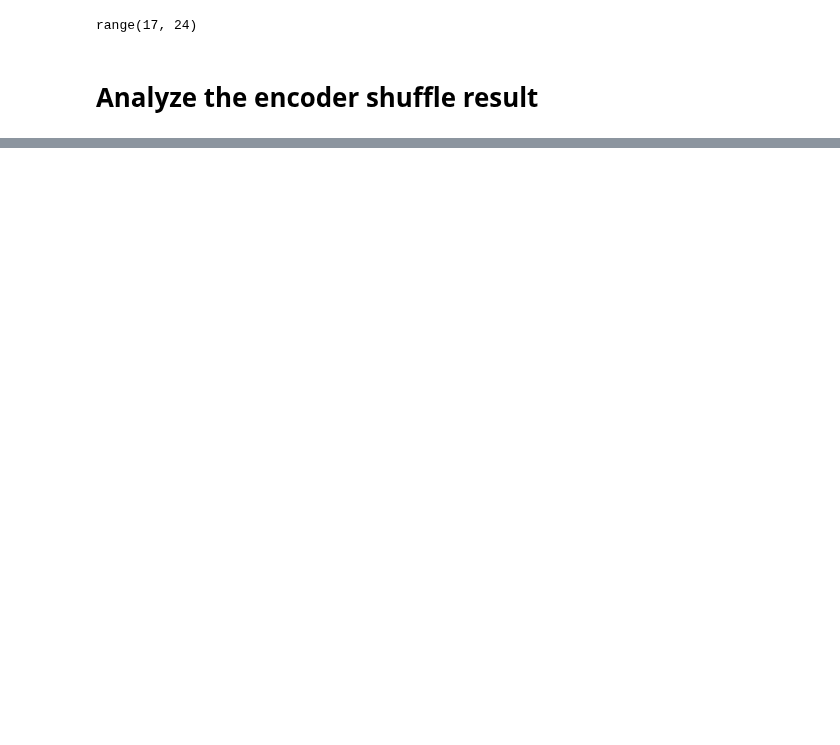
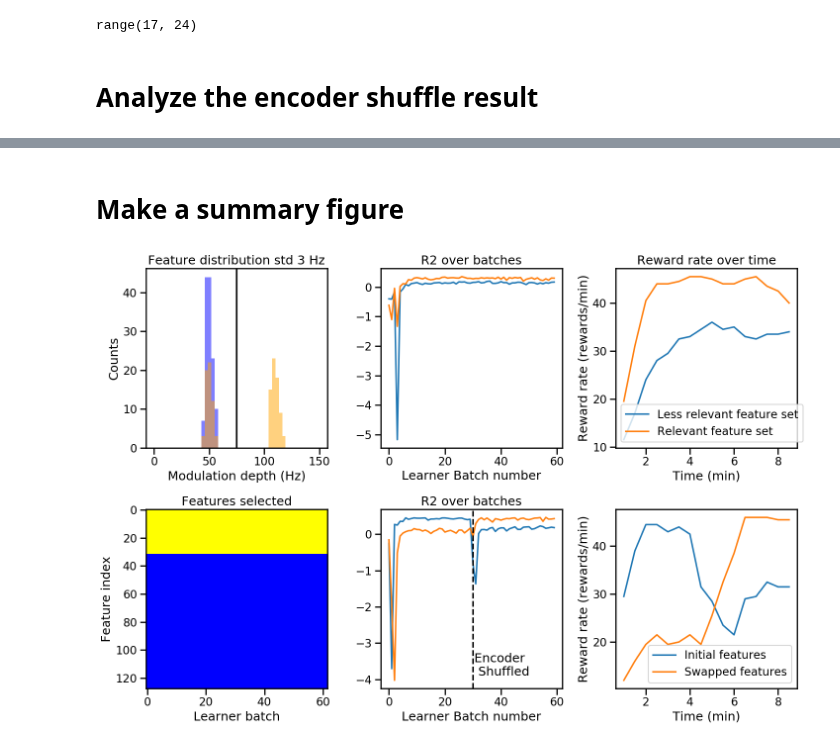
Before and after one commit to sijia66/adaptive_feature_selection, a Jupyter notebook: figure2_simulation_setup/231016_afs_figure2_full_feature_selection.ipynb, the cells around one changed output, grey strips where cells are left out. Drawn from its saved outputs; the diff is of its cells as text; code cells hidden in the pictures; blank space fills up the shorter version.

```diff
--- a/figure2_simulation_setup/231016_afs_figure2_full_feature_selection.ipynb
+++ b/figure2_simulation_setup/231016_afs_figure2_full_feature_selection.ipynb
@@ -410,8 +452,9 @@ for i in range(len(exp_data_all)):
                                                                 window_size= 120,
                                                                  window_step= 30)
 
+    window_time_stamps = window_time_stamps / fps
 
-    reward_rate_all.append(reward_rate)
+    reward_rate_all.append(reward_rate )
     window_time_stamps_all.append(window_time_stamps)
     total_rewards_all.append(num_rewards)
 
@@ -420,6 +463,7 @@ for i in range(len(exp_data_all)):
 
 window_stamps_all = np.array(window_time_stamps_all)
 reward_rate_all = np.array(reward_rate_all)
+
 reward_rate_all = reward_rate_all.reshape((NUM_EXP,-1))
 window_stamps_all = window_stamps_all.reshape((NUM_EXP,-1))
 
@@ -439,0 +505,56 @@ plt.show()
+# %% [markdown]
+# Make a summary figure
+# %%
+FEATURE_SHUFFLING_TIME = 30
+# make a summary figure
+
+
+colors = ['b', 'orange']
+fig_full, axes_full = plt.subplots(2, 3, figsize=(15, 10))
+
+# First subplot
+std = 3
+
+axs = axes_full[0,:]
+
+bins = np.linspace(0, 150, 50)
+for feature_weights, c in zip(feature_weights_all, colors):
+    axs[0].hist(feature_weights, bins, color=c, label=f'{std} Hz', alpha=0.5)
+    axs[0].axvline(x=75, color='k')
+    axs[0].set_xlabel('Modulation depth (Hz)')
+    axs[0].set_ylabel('Counts')
+    axs[0].set_title(f'Feature distribution std {std} Hz')
+
+# Second subplot
+axs[1].plot(R_2_over_batches_all_exp_gap)
+axs[1].set_title('R2 over batches')
+axs[1].set_xlabel('Learner Batch number')
+
+# Second subplot
+axs[2].plot(window_time_stamps, reward_rate_all_gap.T )
+axs[2].set_xlabel('Time (min)')
+axs[2].set_ylabel('Reward rate (rewards/min)')
+axs[2].legend([ 'Less relevant feature set', 'Relevant feature set'])
+axs[2].set_title('Reward rate over time')
+# second row, we show the plots for the shuffled rows
+
+axs = axes_full[1,:]
+plot_feature_selection(exp_data_all[0]['feature_selection']['feat_set'], ax = axs[0])
+axs[0].set_title('Features selected')
+
+# Second subplot
+axs[1].plot(R_2_over_batches_all_exp_shuffle)
+axs[1].set_title('R2 over batches')
+axs[1].set_xlabel('Learner Batch number')
+axs[1].axvline(x = 30, color = 'k', linestyle='--')
+axs[1].text(30.5, 0.2, 'Encoder \n Shuffled', ha='left', va='top', transform=axs[1].get_xaxis_transform())
+
+axs[2].plot( window_time_stamps, reward_rate_all.T)
+axs[2].set_xlabel('Time (min)')
+axs[2].set_ylabel(r'Reward rate (rewards/min)')
+axs[2].legend(['Initial features', 'Swapped features'])
+
+fig_full.tight_layout()
+fig_full
+# %% [output]
+[figure, added]
```
Also changed, not shown: parts of 19 cells of this notebook, 4 other files.
